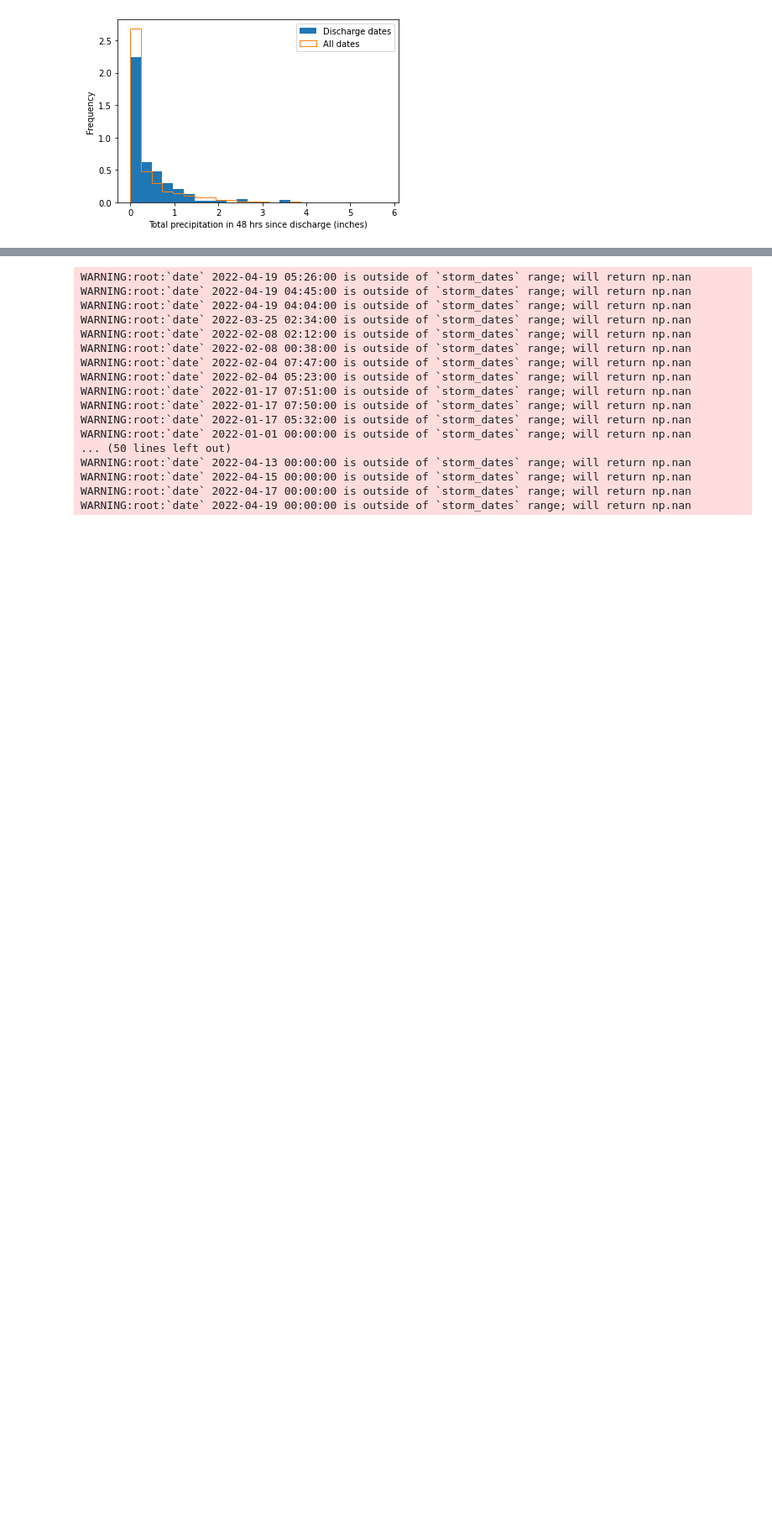
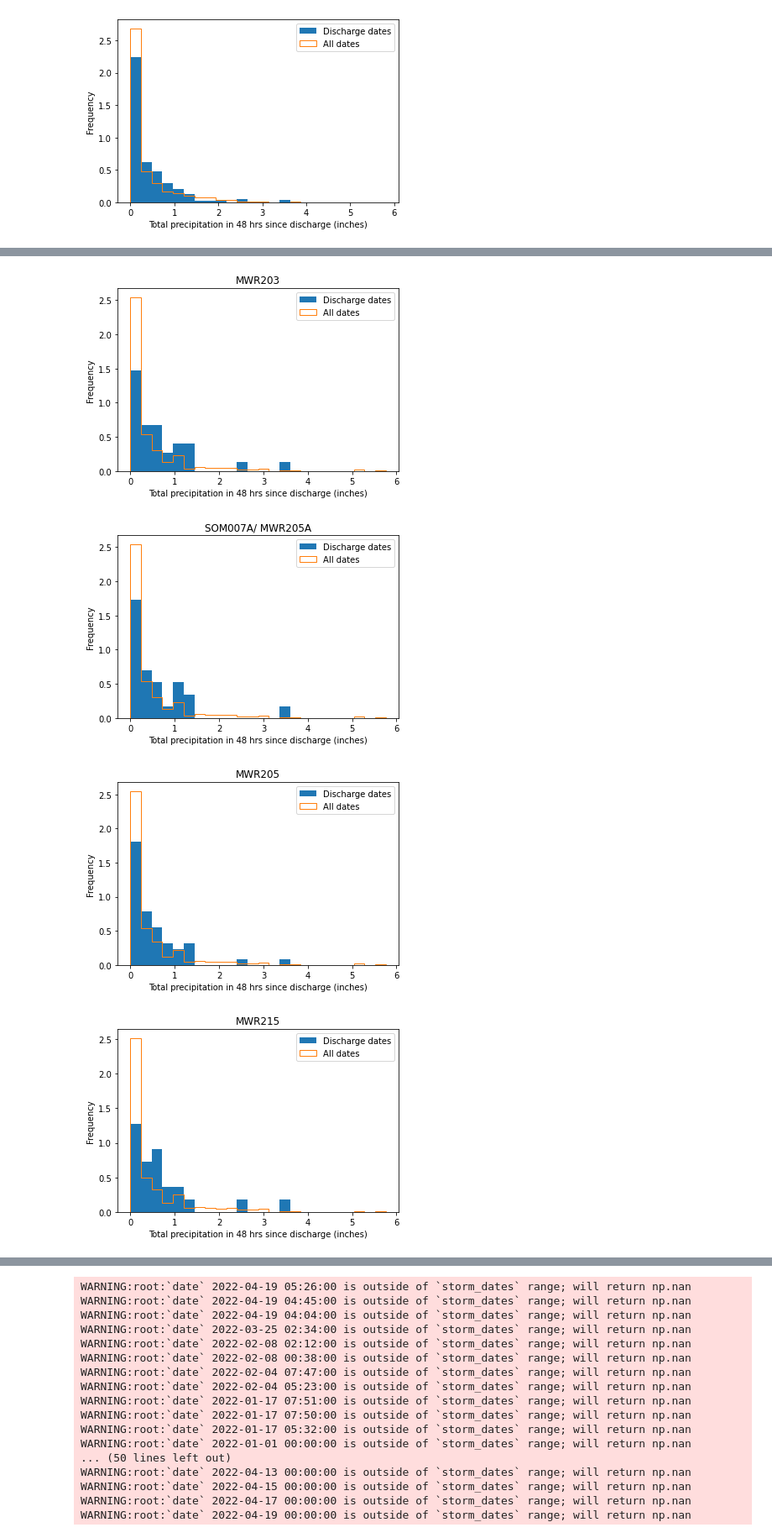
Before and after one commit to nesanders/mywra_precipitation_2022, a Jupyter notebook: 2022_05_24_MyRWA_29yr_Precipitation_Analysis.ipynb, the cells around one changed output, grey strips where cells are left out. Shown at 84% size. Cells and saved outputs as stored; diff of their text form; code cells hidden in the pictures; blank space fills up the shorter version.

```diff
--- a/2022_05_24_MyRWA_29yr_Precipitation_Analysis.ipynb
+++ b/2022_05_24_MyRWA_29yr_Precipitation_Analysis.ipynb
@@ -459,16 +535,26 @@ def evaluate_prev_precip(prev_hr: float):
                                                   prev_hr=prev_hr)
     return precip_prev, precip_arbitrary
 # %%
-def plot_evaluate_prev_precip(prev_hr: float) -> None:
-    precip_prev, precip_arbitrary = evaluate_prev_precip(prev_hr)
+def plot_evaluate_prev_precip(prev_hr: float, location: Optional[str]=None,
+                              ax: Optional['plt.Axes']=None
+                              ) -> None:
+    """Extract cumulative precipitation data using evaluate_prev_precip and then
+    make a histogram plot.
+    If `ax` is not None, the plot will be added to this axis.
+    """
+    precip_prev, precip_arbitrary = evaluate_prev_precip(prev_hr, location)
     max_precip = max(precip_prev.max(), precip_arbitrary.max())
     precip_bins = np.linspace(0, max_precip, 25)
+    if ax is None:
+        _, ax = plt.subplots(1)
     precip_prev.plot(kind='hist', bins=precip_bins, lw=3,
-                        label='Discharge dates', density=True)
-    precip_arbitrary.plot(kind='hist', bins=precip_bins, ax=plt.gca(), lw=1,
-                            label='All dates', density=True, histtype='step')
-    plt.legend()
-    plt.xlabel(f'Total precipitation in {prev_hr} hrs since discharge (inches)')
-    plt.ylabel('Frequency')
-    plt.show()
+                     label='Discharge dates', density=True, ax=ax)
+    precip_arbitrary.plot(kind='hist', bins=precip_bins, lw=1,
+                          label='All dates', density=True, histtype='step',
+                          ax=ax)
+    ax.legend()
+    ax.set_xlabel(f'Total precipitation in {prev_hr} hrs since discharge (inches)')
+    ax.set_ylabel('Frequency')
+    if 'location' is not None:
+        ax.set_title(location)
 # %%
@@ -493,3 +579,8 @@ WARNING:root:`date` 2022-04-15 00:00:00 is outside of `storm_dates` range; will
 WARNING:root:`date` 2022-04-17 00:00:00 is outside of `storm_dates` range; will return np.nan
 WARNING:root:`date` 2022-04-19 00:00:00 is outside of `storm_dates` range; will return np.nan
 [figure]
+# %%
+# 2 day period - per location
+for location in cso_data_df['CSO Number'].unique():
+    plot_evaluate_prev_precip(48, location=location)
+# %% [output]
@@ -495,0 +604,4 @@ WARNING:root:`date` 2022-04-19 00:00:00 is outside of `storm_dates` range; will
+[figure, added]
+[figure, added]
+[figure, added]
+[figure, added]
```
Also changed, not shown: parts of 14 cells of this notebook.
